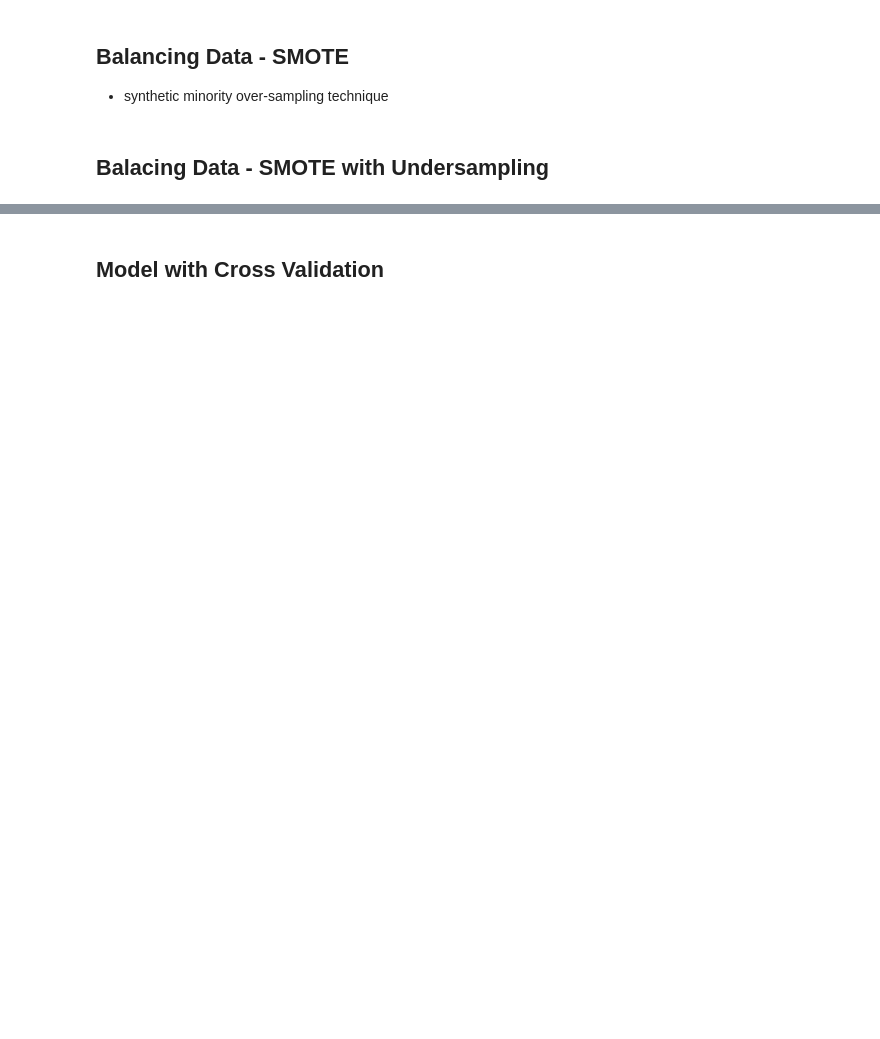
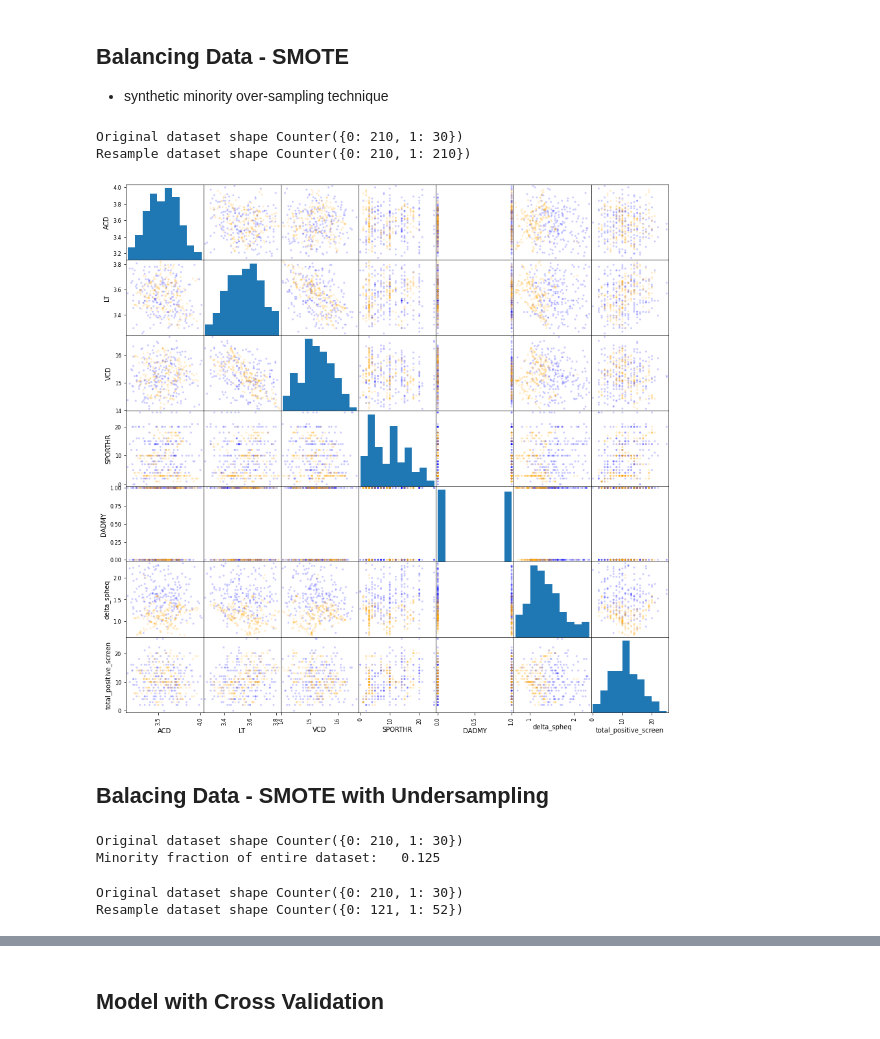
Before and after one commit to ejw-data/ml-myopia, a Jupyter notebook: data-balancing/balance.ipynb, the cells around one changed output, grey strips where cells are left out. Cells and saved outputs as stored; diff of their text form; code cells hidden in the pictures; blank space fills up the shorter version.

```diff
--- a/data-balancing/balance.ipynb
+++ b/data-balancing/balance.ipynb
@@ -60,9 +95,35 @@ print('Resample dataset shape', Counter(y_ros))
 ## Balancing Data - SMOTE
 - synthetic minority over-sampling technique
 # %%
-# transform the dataset
+# Compared to the raw data scatter, the data is spread but very close to the existing datapoints
+# Theoretically, there should be more points between the existing points such that `almost narrow paths` are created between the original samples
 oversample = SMOTE()
-X, y = oversample.fit_resample(X, y)
+X_smote, y_smote = oversample.fit_resample(X_train, y_train)
+# %%
+print('Original dataset shape', Counter(y_train))
+print('Resample dataset shape', Counter(y_smote))
+# %% [output]
+Original dataset shape Counter({0: 210, 1: 30})
+Resample dataset shape Counter({0: 210, 1: 210})
+# %%
+# balanced data
+colors = {0:'blue', 1:'orange'}
+pd.plotting.scatter_matrix(X_smote, alpha=0.2, figsize=(15,15), c=y_smote.map(colors) );
+# %% [output]
+[figure, added]
 # %% [markdown]
 ## Balacing Data - SMOTE with Undersampling
+# %%
+# Compared to the raw data scatter, the below scatter plot shows the datapoints scattered but there still exists an imbalance
+# The dataset is smaller since the minority class was increasted and the majority class descreased in samples
+# The distributions have some signficant differences
+# In theory, the new samples will not follow a narrow path but a broad path giving it an appearance of randomness.
+# the new samples can also veer toward other paths if the paths become close to each other.  This can cause changes in the distributions.
+# This is probably a good method if the dataset is large and highly imbalanced initially.
+
+print('Original dataset shape', Counter(y_train))
+print('Minority fraction of entire dataset:  ', Counter(y_train)[1]/(Counter(y_train)[0]+Counter(y_train)[1]))
+# %% [output]
+Original dataset shape Counter({0: 210, 1: 30})
+Minority fraction of entire dataset:   0.125
 # %%
@@ -79,0 +159,6 @@ print(counter)
+# %%
+print('Original dataset shape', Counter(y_train))
+print('Resample dataset shape', Counter(y_under_smote))
+# %% [output]
+Original dataset shape Counter({0: 210, 1: 30})
+Resample dataset shape Counter({0: 121, 1: 52})
```
Also changed, not shown: parts of 45 cells of this notebook, 3 other files.
